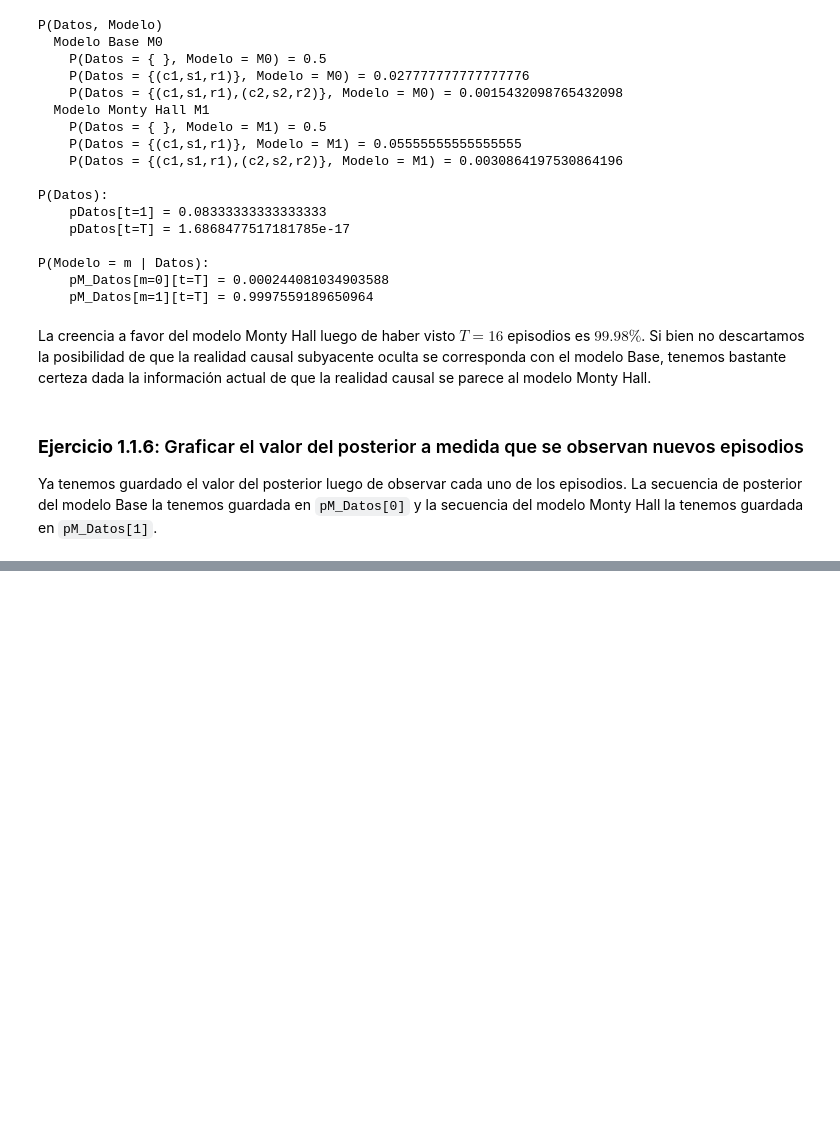
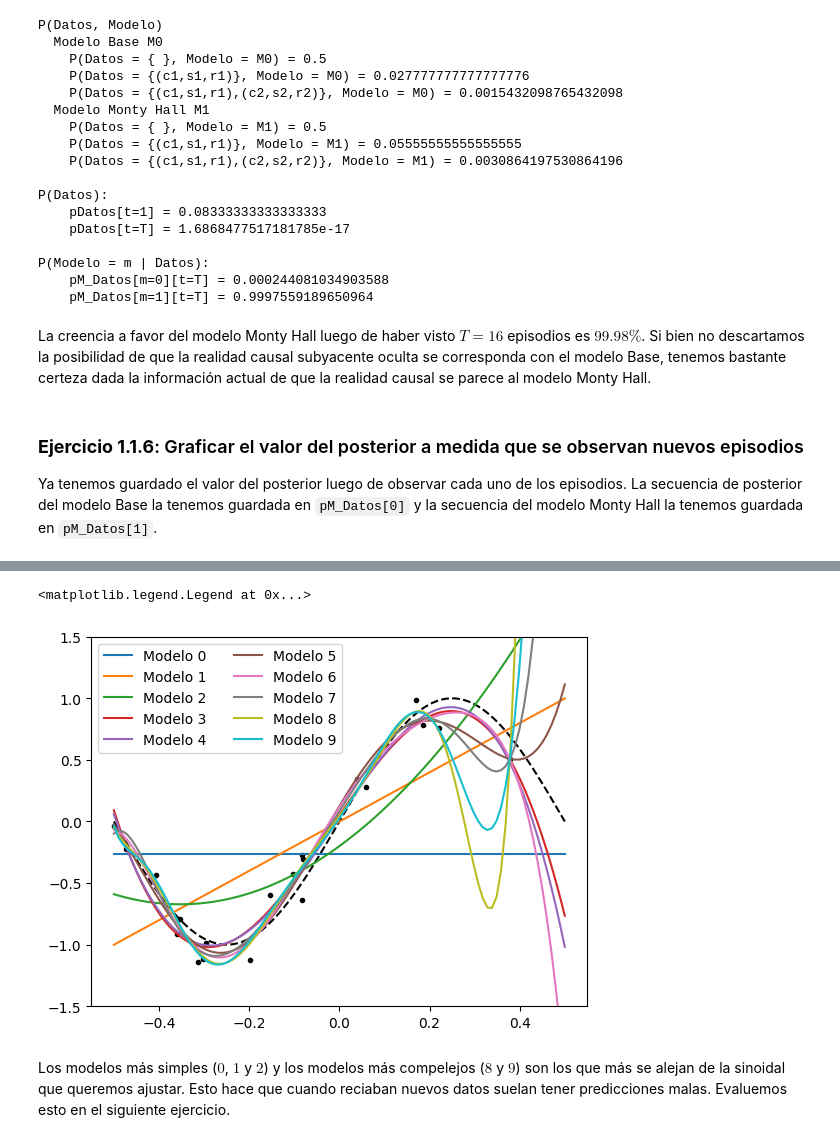
Before and after one commit to glandfried/Breve2024, a Jupyter notebook: laboratorio/01-modelos/notebook_01_ejercicios.ipynb, the cells around one changed output, grey strips where cells are left out. Saved outputs shown, nothing was run; the diff lists cells and outputs as text; code cells hidden in the pictures; blank space fills up the shorter version.

```diff
--- a/laboratorio/01-modelos/notebook_01_ejercicios.ipynb
+++ b/laboratorio/01-modelos/notebook_01_ejercicios.ipynb
@@ -412,0 +622,17 @@ plt.plot()
+# %%
+# Figura de los ajustes.
+plt.plot(X_grilla, Y_grilla, '--', color="black")
+plt.plot(X,Y,'.', color='black')
+plt.ylim(-1.5,1.5)
+for d in range(D):
+    H = modelos_OLS[d].params # Las hipótesis seleccionadas en el modelo de grado d
+    plt.plot(X_grilla,
+             modelo_causal_deterministico(X_grilla, H),
+             color=cmap(d), label= f'Modelo {d}' )
+
+plt.legend(ncol=2)
+# %% [output]
+<matplotlib.legend.Legend at 0x...>
+[figure, added]
+# %% [markdown]
+Los modelos más simples ($0$, $1$ y $2$) y los modelos más compelejos ($8$ y $9$) son los que más se alejan de la sinoidal que queremos ajustar. Esto hace que cuando reciaban nuevos datos suelan tener predicciones malas. Evaluemos esto en el siguiente ejercicio.
```
Also changed, not shown: parts of 46 cells of this notebook, 5 other files.
